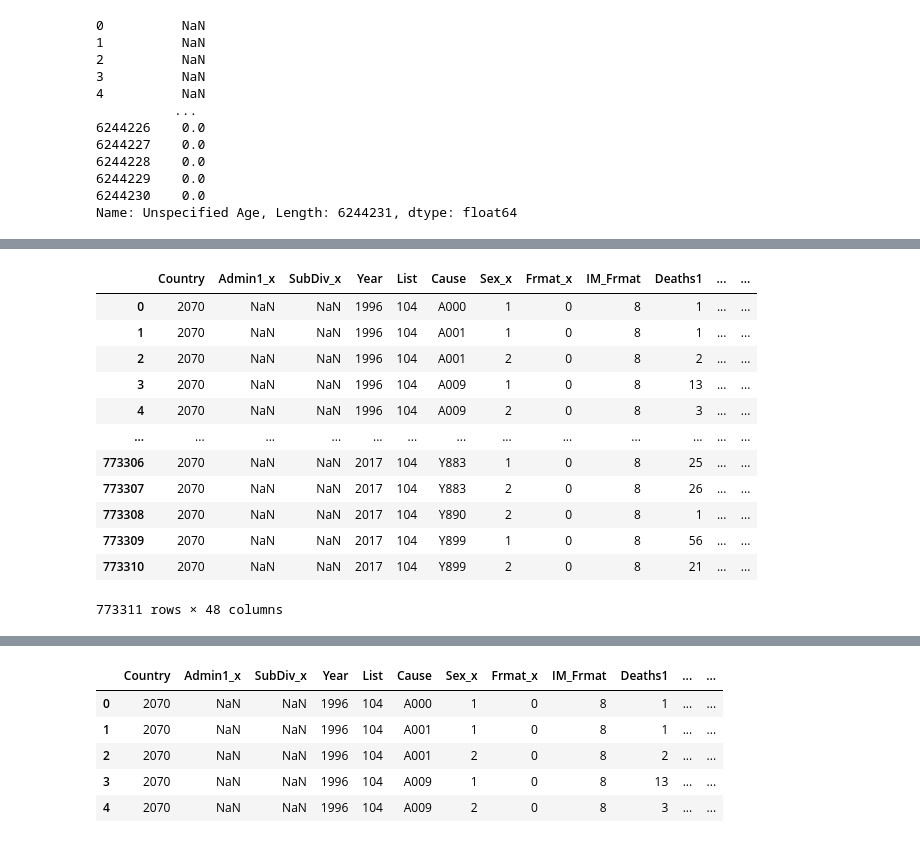
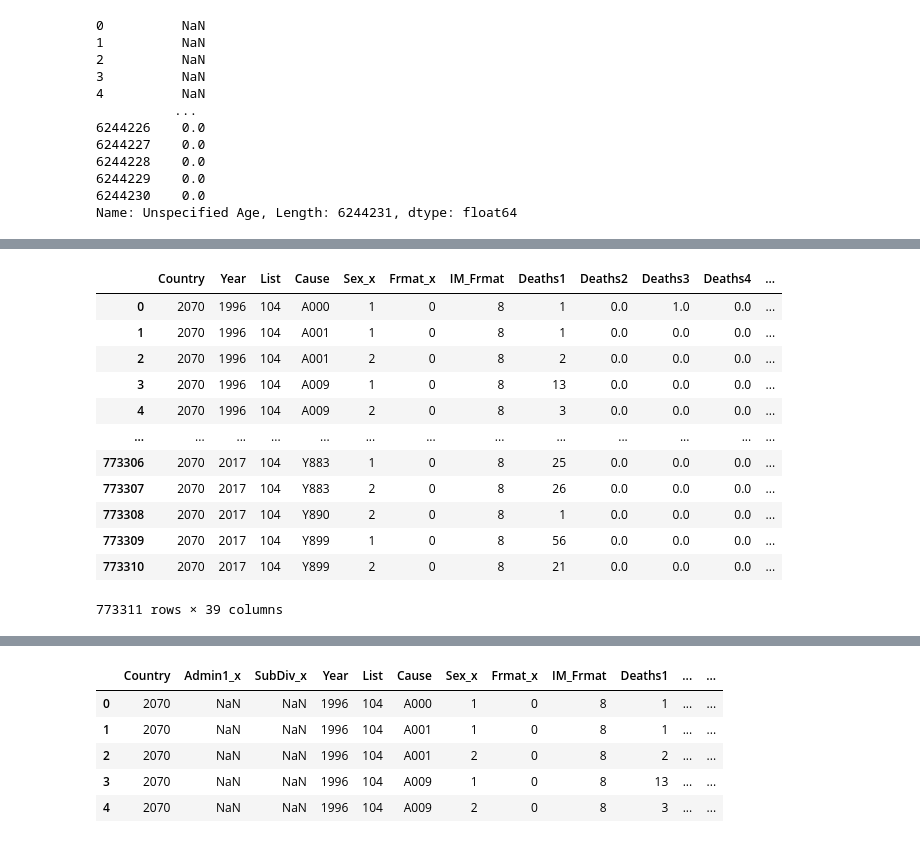
Before and after one commit to michael-grad/project-python-mortality-analysis, a Jupyter notebook: WHO_data_cleansing.ipynb, the cells around one changed output, grey strips where cells are left out. Saved outputs shown, nothing was run; the diff lists cells and outputs as text; code cells hidden in the pictures.

Commit message:
crude death rate working

```diff
--- a/WHO_data_cleansing.ipynb
+++ b/WHO_data_cleansing.ipynb
@@ -309,3 +312,10 @@ age_adj_df["Unspecified Age"]
 6244229    0.0
 6244230    0.0
 Name: Unspecified Age, Length: 6244231, dtype: float64
+# %%
+# CELL 5.03a by Mike Grad
+
+# Get a list of all column names
+# Sourced from https://towardsdatascience.com/how-to-show-all-columns-rows-of-a-pandas-dataframe-c49d4507fcf
+pd.set_option('display.max_columns', None)
+age_adj_df.head()
@@ -345,0 +355,7 @@ Index(['Country', 'Admin1_x', 'SubDiv_x', 'Year', 'List', 'Cause', 'Sex_x',
+# %%
+# CELL 5.04a by Mike Grad
+
+# Get a list of all column names
+# Sourced from https://towardsdatascience.com/how-to-show-all-columns-rows-of-a-pandas-dataframe-c49d4507fcf
+pd.set_option('display.max_columns', None)
+age_adj_df.head()
@@ -409,8 +431,18 @@ del country_filtered_new_bins_df["Pop24"]
 del country_filtered_new_bins_df["Pop25"]
 del country_filtered_new_bins_df["Pop26"]
 del country_filtered_new_bins_df["Lb"]
-del country_filtered_new_bins_df["Admin1"]
-del country_filtered_new_bins_df["SubDiv"]
+del country_filtered_new_bins_df["Admin1_y"]
+del country_filtered_new_bins_df["SubDiv_y"]
 del country_filtered_new_bins_df["Sex_y"]
-del country_filtered_new_bins_df["Frmat"]
-country_filtered_new_bins_df
+del country_filtered_new_bins_df["Frmat_y"]
+
+del country_filtered_new_bins_df["Admin1_x"]
+del country_filtered_new_bins_df["SubDiv_x"]
+del country_filtered_new_bins_df["IM_Deaths2"]
+del country_filtered_new_bins_df["IM_Deaths3"]
+del country_filtered_new_bins_df["IM_Deaths4"]
+
+# Get a list of all column names
+# Sourced from https://towardsdatascience.com/how-to-show-all-columns-rows-of-a-pandas-dataframe-c49d4507fcf
+pd.set_option('display.max_columns', None)
+country_filtered_new_bins_df.head()
@@ -418,0 +449,7 @@ KeyError: 'Admin1'
+# %%
+# CELL 5.51a by Mike Grad
+
+# Get a list of all column names
+# Sourced from https://towardsdatascience.com/how-to-show-all-columns-rows-of-a-pandas-dataframe-c49d4507fcf
+pd.set_option('display.max_columns', None)
+country_filtered_new_bins_df.head()
@@ -436,27 +480,27 @@ country_filtered_new_bins_df
 # %%
 # CELL 6 by Mike Grad
 # Define new age bins for infants (< 30 days old and < 1 yr), and toddlers (age 1 through 4)
 
 # Infant Mortality
 #country_filtered_new_bins_df = country_filtered_df
 country_filtered_new_bins_df["Infant"] = country_filtered_new_bins_df["IM_Deaths1"]
-country_filtered_new_bins_df["Under 1 Yr Old"] = country_filtered_new_bins_df["IM_Deaths1"] + country_filtered_new_bins_df["IM_Deaths2"] + country_filtered_new_bins_df["IM_Deaths3"] + country_filtered_new_bins_df["IM_Deaths4"]
-country_filtered_new_bins_df["Age 2 Through 4"] = country_filtered_new_bins_df["Deaths3"] + country_filtered_new_bins_df["Deaths4"] + country_filtered_new_bins_df["Deaths5"] + country_filtered_new_bins_df["Deaths6"]
+country_filtered_new_bins_df["Under 1 Yr Old"] = country_filtered_new_bins_df["Deaths2"]
+country_filtered_new_bins_df["Age 1 Through 4"] = country_filtered_new_bins_df["Deaths3"] + country_filtered_new_bins_df["Deaths4"] + country_filtered_new_bins_df["Deaths5"] + country_filtered_new_bins_df["Deaths6"]
 country_filtered_new_bins_df
 # %% [output]
-|  | Country | Admin1_x | SubDiv_x | Year | List | Cause | Sex_x | Frmat_x | IM_Frmat | Deaths1 | ... | ... |
-| 0 | 2070 | NaN | NaN | 1996 | 104 | A000 | 1 | 0 | 8 | 1 | ... | ... |
-| 1 | 2070 | NaN | NaN | 1996 | 104 | A001 | 1 | 0 | 8 | 1 | ... | ... |
-| 2 | 2070 | NaN | NaN | 1996 | 104 | A001 | 2 | 0 | 8 | 2 | ... | ... |
-| 3 | 2070 | NaN | NaN | 1996 | 104 | A009 | 1 | 0 | 8 | 13 | ... | ... |
-| 4 | 2070 | NaN | NaN | 1996 | 104 | A009 | 2 | 0 | 8 | 3 | ... | ... |
+|  | Country | Year | List | Cause | Sex_x | Frmat_x | IM_Frmat | Deaths1 | Deaths2 | Deaths3 | Deaths4 | ... |
+| 0 | 2070 | 1996 | 104 | A000 | 1 | 0 | 8 | 1 | 0.0 | 1.0 | 0.0 | ... |
+| 1 | 2070 | 1996 | 104 | A001 | 1 | 0 | 8 | 1 | 0.0 | 0.0 | 0.0 | ... |
+| 2 | 2070 | 1996 | 104 | A001 | 2 | 0 | 8 | 2 | 0.0 | 0.0 | 0.0 | ... |
+| 3 | 2070 | 1996 | 104 | A009 | 1 | 0 | 8 | 13 | 0.0 | 0.0 | 0.0 | ... |
+| 4 | 2070 | 1996 | 104 | A009 | 2 | 0 | 8 | 3 | 0.0 | 0.0 | 0.0 | ... |
 | ... | ... | ... | ... | ... | ... | ... | ... | ... | ... | ... | ... | ... |
-| 773306 | 2070 | NaN | NaN | 2017 | 104 | Y883 | 1 | 0 | 8 | 25 | ... | ... |
-| 773307 | 2070 | NaN | NaN | 2017 | 104 | Y883 | 2 | 0 | 8 | 26 | ... | ... |
-| 773308 | 2070 | NaN | NaN | 2017 | 104 | Y890 | 2 | 0 | 8 | 1 | ... | ... |
-| 773309 | 2070 | NaN | NaN | 2017 | 104 | Y899 | 1 | 0 | 8 | 56 | ... | ... |
-| 773310 | 2070 | NaN | NaN | 2017 | 104 | Y899 | 2 | 0 | 8 | 21 | ... | ... |
+| 773306 | 2070 | 2017 | 104 | Y883 | 1 | 0 | 8 | 25 | 0.0 | 0.0 | 0.0 | ... |
+| 773307 | 2070 | 2017 | 104 | Y883 | 2 | 0 | 8 | 26 | 0.0 | 0.0 | 0.0 | ... |
+| 773308 | 2070 | 2017 | 104 | Y890 | 2 | 0 | 8 | 1 | 0.0 | 0.0 | 0.0 | ... |
+| 773309 | 2070 | 2017 | 104 | Y899 | 1 | 0 | 8 | 56 | 0.0 | 0.0 | 0.0 | ... |
+| 773310 | 2070 | 2017 | 104 | Y899 | 2 | 0 | 8 | 21 | 0.0 | 0.0 | 0.0 | ... |
-773311 rows × 48 columns
+773311 rows × 39 columns
 # %%
 # CELL 7 by Mike Grad
 # Define new age bins for children ages 5 through 19
```
Also changed, not shown: parts of 33 cells of this notebook, 4 other files.
